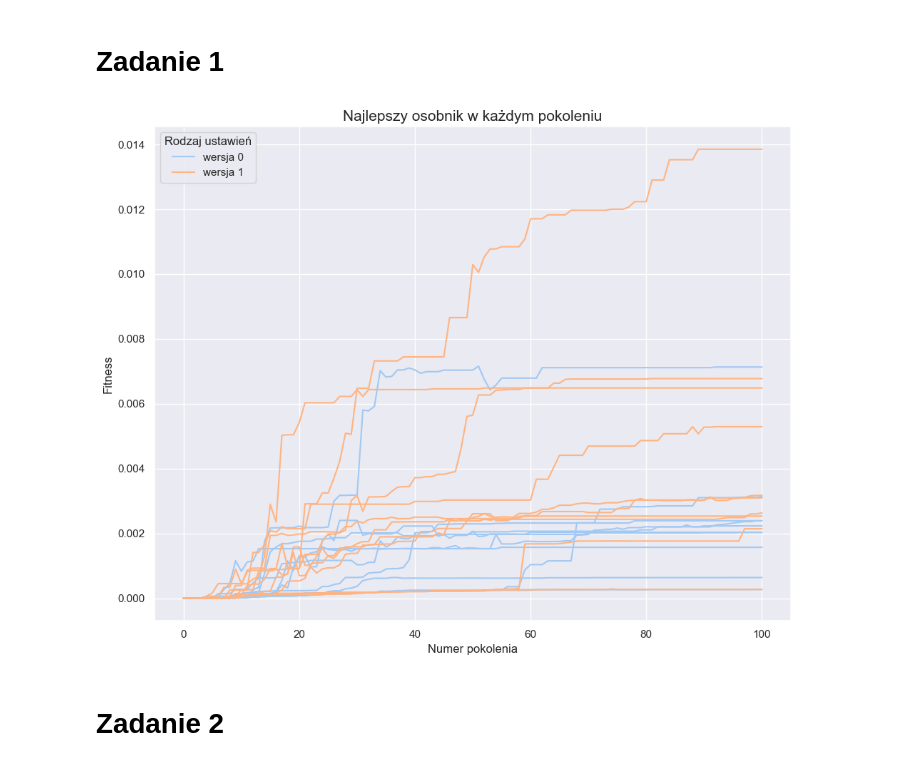
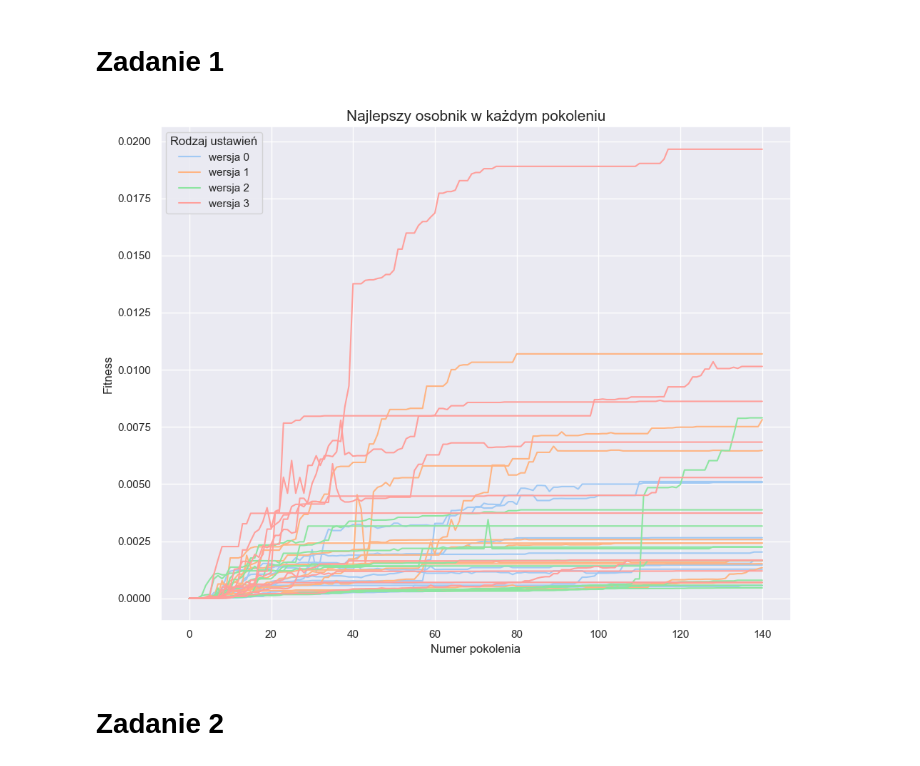
Before and after one commit to anras5/evolutionary-algorithms, a Jupyter notebook: lab3/lab3.ipynb, the cells around one changed output. Drawn from its saved outputs; the diff is of its cells as text; code cells hidden in the pictures.

```diff
--- a/lab3/lab3.ipynb
+++ b/lab3/lab3.ipynb
@@ -4,29 +4,30 @@ import seaborn as sns
 import matplotlib.pyplot as plt
 
 sns.set()
+# %%
+P_VALUES = ["0", "1", "2", "3"]
+palette = sns.color_palette("pastel", len(P_VALUES))
+color_map = dict(zip(P_VALUES, palette))
 # %% [markdown]
 # Zadanie 1
 # %%
-P_VALUES = ["0", "1"]
-palette = sns.color_palette("pastel", len(P_VALUES))
-color_map = dict(zip(P_VALUES, palette))
 plt.figure(figsize=(10, 8))
 
 for p in P_VALUES:
     for i in range(1, 11):
         df = pd.read_csv(f"../framspy/lab3/{p}/Deap/{i}.csv", usecols=['gen', 'max'])
         sns.lineplot(df, x='gen', y='max', color=color_map[p], label=f"wersja {p}" if i == 1 else "")
 
 plt.title("Najlepszy osobnik w każdym pokoleniu", fontsize=15)
 plt.ylabel("Fitness")
 plt.xlabel("Numer pokolenia")
 
 plt.legend(title="Rodzaj ustawień")
 plt.tight_layout()
 plt.savefig('1-przebiegi.png')
 plt.show()
 # %% [output]
-[figure, old version]
+[figure, new version]
 # %% [markdown]
 # Zadanie 2
 # %%
```
Also changed, not shown: parts of 3 cells of this notebook, 6 other files.
